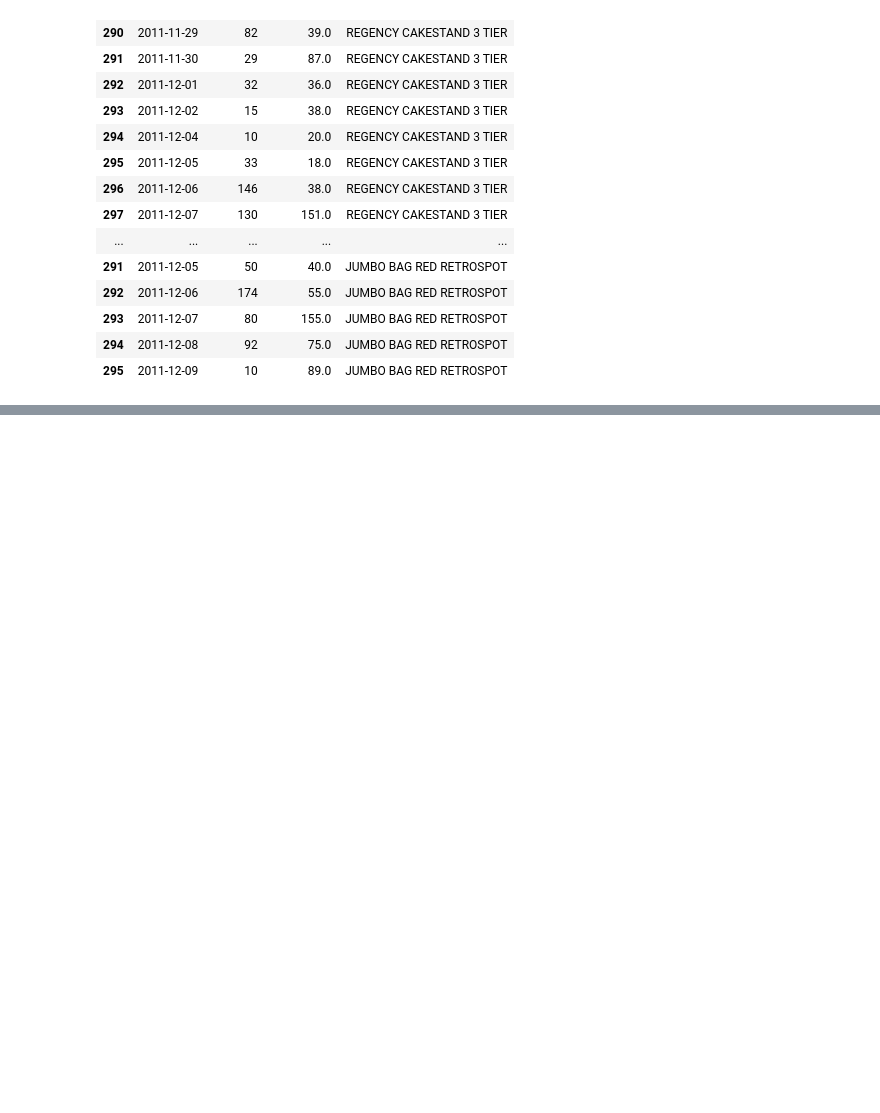
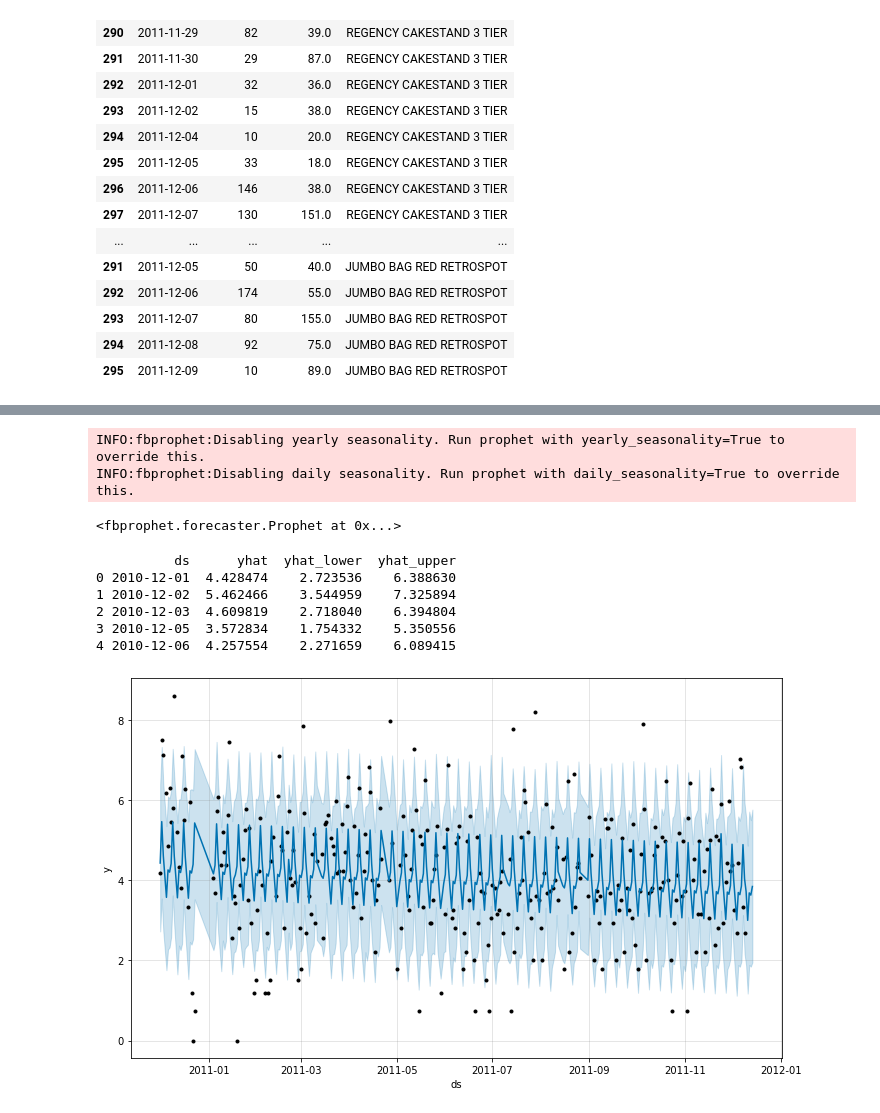
Before and after one commit to sheetalbongale/Retail-Time-Series-Analysis-and-Forecasting, a Jupyter notebook: notebooks/3_Modeling_and_Forecasting.ipynb, the cells around one changed output, grey strips where cells are left out. Drawn from its saved outputs; the diff is of its cells as text; code cells hidden in the pictures; blank space fills up the shorter version.

```diff
--- a/notebooks/3_Modeling_and_Forecasting.ipynb
+++ b/notebooks/3_Modeling_and_Forecasting.ipynb
@@ -1557,0 +1550,37 @@ new_df.to_csv("../data/results.csv")
+# %%
+## Since our time series data is not stationary, one nifty workaround is using a box cox transformation to
+# transform the data and then apply our forecasting technique.
+
+from scipy.stats import boxcox
+df1p['y_orig'] = df1p['y']
+df1p['y'], lam = boxcox(df1p['y'])
+# %%
+# define the model
+model = Prophet()
+model.add_country_holidays(country_name = 'US')
+# fit the model
+model.fit(df1p)
+# %% [output]
+INFO:fbprophet:Disabling yearly seasonality. Run prophet with yearly_seasonality=True to override this.
+INFO:fbprophet:Disabling daily seasonality. Run prophet with daily_seasonality=True to override this.
+<fbprophet.forecaster.Prophet at 0x...>
+# %%
+future = model.make_future_dataframe(periods=5, freq = 'd')
+# %%
+# use the model to make a forecast
+forecast = model.predict(future)
+# summarize the forecast
+print(forecast[['ds', 'yhat', 'yhat_lower', 'yhat_upper']].head())
+# %% [output]
+          ds      yhat  yhat_lower  yhat_upper
+0 2010-12-01  4.428474    2.723536    6.388630
+1 2010-12-02  5.462466    3.544959    7.325894
+2 2010-12-03  4.609819    2.718040    6.394804
+3 2010-12-05  3.572834    1.754332    5.350556
+4 2010-12-06  4.257554    2.271659    6.089415
+# %%
+# plot forecast
+model.plot(forecast)
+pyplot.show()
+# %% [output]
+[figure, added]
```
Also changed, not shown: parts of 57 cells of this notebook, 1 other file.
